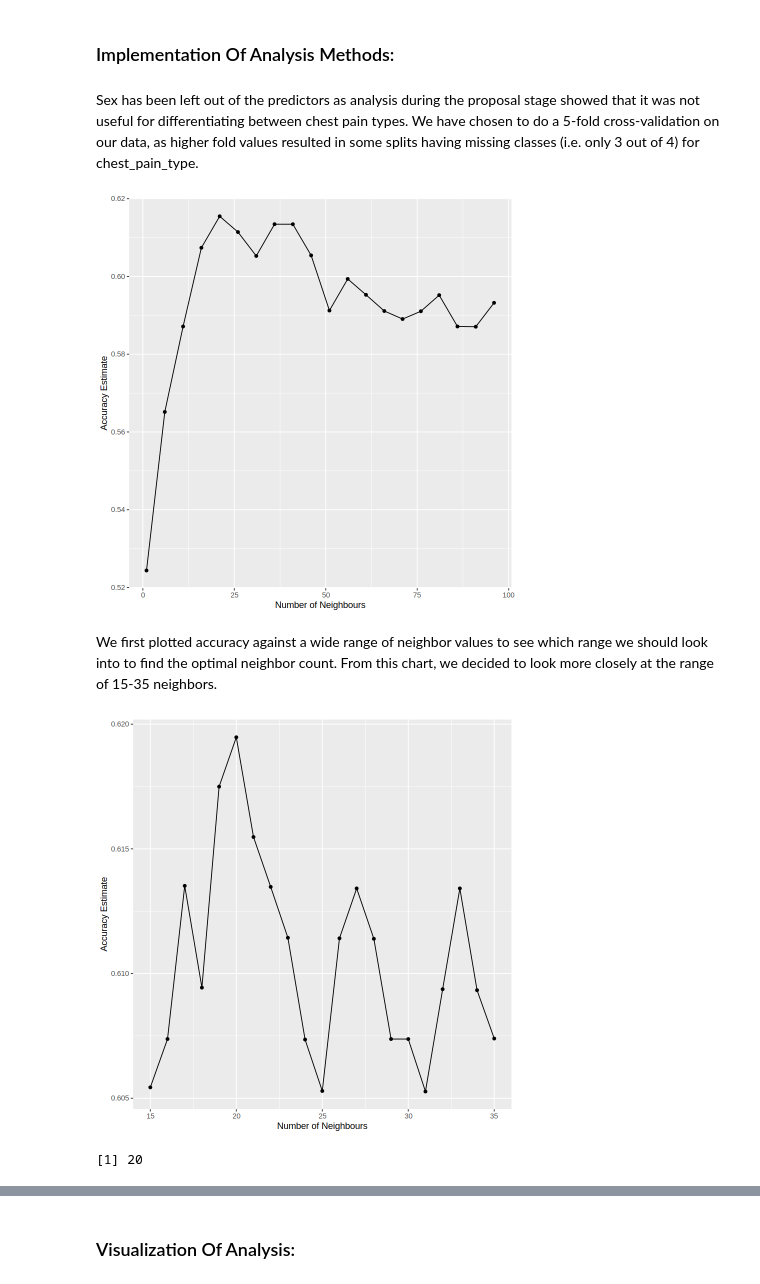
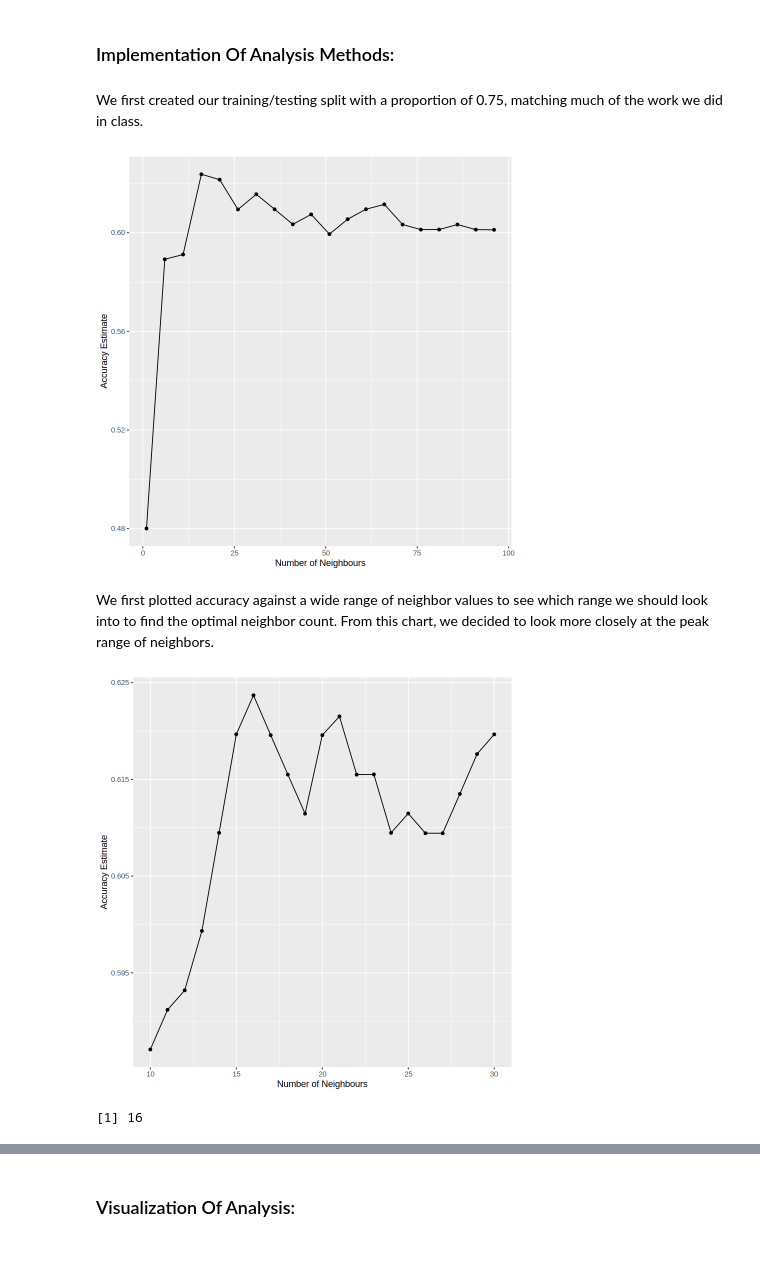
Before and after one commit to blu-01/DSCI-100-003-Group-21, a Jupyter notebook: proposal rough work/FinalProposal.ipynb, the cells around one changed output, grey strips where cells are left out. Drawn from its saved outputs; the diff is of its cells as text; code cells hidden in the pictures; blank space fills up the shorter version.

Commit message:
Added much more description and analysis of preliminary and actual analysis stages.

```diff
--- a/proposal rough work/FinalProposal.ipynb
+++ b/proposal rough work/FinalProposal.ipynb
@@ -128,17 +132,4 @@ editedData <- editedData |>
 # %%
-editedData <- stacked_data
-
-idx <- editedData == "?"
-# replace "?" values with NA
-is.na(editedData) <- idx
-
-navalues <- colSums(is.na(editedData))
-navalues
-
-#Removing columns with too many NA values and then removing observations with NA
-editedData <- editedData |>
-    select(-slope_type, -num_coloured_flourosopy, -thal) |>
-    na.omit()
 for(i in 1:nrow(editedData)) {       # for-loop over rows
     if(editedData$sex[i] == 1){
       editedData$sex[i] <- "Male"
@@ -297,6 +315,8 @@ set.seed(100)
 data_split <- initial_split(editedData, prop = 0.75, strata = chest_pain_type)
 data_train <- training(data_split)
 data_test <- testing(data_split)
+# %% [markdown]
+We first created our training/testing split with a proportion of 0.75, matching much of the work we did in class.
 # %%
 set.seed(100)
 
@@ -304,15 +324,15 @@ knn_tune <- nearest_neighbor(weight_func = "rectangular", neighbors = tune()) |>
     set_engine("kknn") |>
     set_mode("classification")
 
-heart_recipe <- recipe(chest_pain_type ~ age + rest_bp + serum_cholesterol + fasting_bs + rest_ecg_results + max_heartrate + exercise_angina + st_depression + diagnosis,
+heart_recipe <- recipe(chest_pain_type ~ .,
                        data = data_train) |>
     step_scale(age, serum_cholesterol, rest_bp, max_heartrate, st_depression) |>
     step_center(age, serum_cholesterol, rest_bp, max_heartrate, st_depression)
 
 heart_refold <- vfold_cv(data_train, v = 5, strata = chest_pain_type)
-# %% [markdown]
-Sex has been left out of the predictors as analysis during the proposal stage showed that it was not useful for differentiating between chest pain types. We have chosen to do a 5-fold cross-validation on our data, as higher fold values resulted in some splits having missing classes (i.e. only 3 out of 4) for chest_pain_type.
 # %%
+set.seed(100)
+
 k_vals_wide <- tibble(neighbors = seq(from = 1, to = 100, by = 5))
 
 resample_results_wide <- workflow() |>
@@ -330,36 +350,36 @@ cross_val_plot_wide <- resample_results_wide |>
 
 cross_val_plot_wide
 # %% [output]
-[figure, old version]
+[figure, new version]
 # %% [markdown]
-We first plotted accuracy against a wide range of neighbor values to see which range we should look into to find the optimal neighbor count. From this chart, we decided to look more closely at the range of 15-35 neighbors.
+We first plotted accuracy against a wide range of neighbor values to see which range we should look into to find the optimal neighbor count. From this chart, we decided to look more closely at the peak range of neighbors.
 # %%
 set.seed(100)
 
-k_vals <- tibble(neighbors = seq(from = 15, to = 35, by = 1))
+k_vals <- tibble(neighbors = seq(from = 10, to = 30, by = 1))
 
 resample_results <- workflow() |>
     add_recipe(heart_recipe) |>
     add_model(knn_tune) |>
     tune_grid(resamples = heart_refold, grid = k_vals) |>
     collect_metrics()
 
-optimal_neighbors <- resample_results |>
+best_neighbors <- resample_results |>
     filter(.metric == "accuracy") |>
     slice_max(mean) |>
     pull(neighbors)
 
 cross_val_plot <- resample_results |>
     filter(.metric == "accuracy") |>
     ggplot(aes(x = neighbors, y = mean)) +
     geom_point() +
     geom_line() +
     labs(x = "Number of Neighbours", y = "Accuracy Estimate")
 cross_val_plot
 # %% [output]
-[figure, old version]
+[figure, new version]
 # %%
-optimal_neighbors
+best_neighbors
 # %% [output]
-[1] 20
+[1] 16
 # %% [markdown]
```
Also changed, not shown: parts of 18 cells of this notebook.
